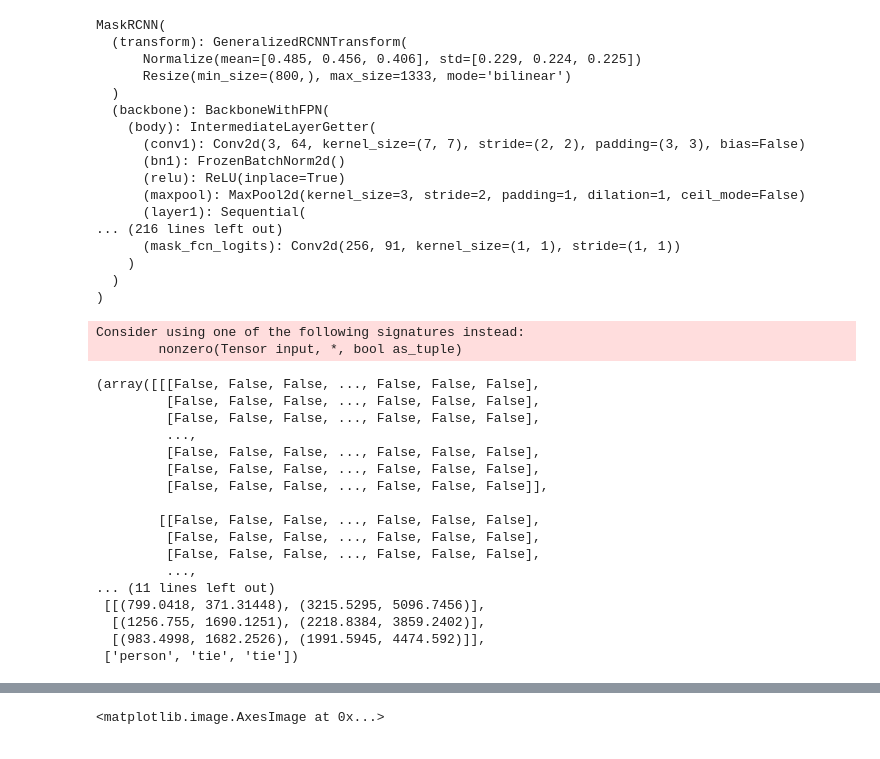
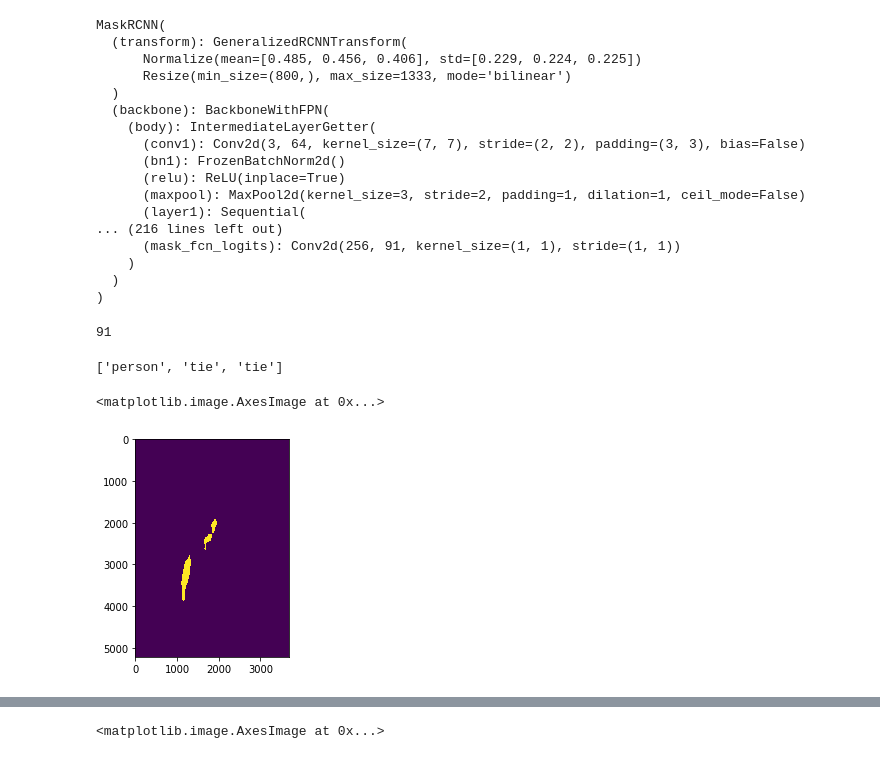
Before and after one commit to jay-chakalasiya/iMaterialist-Fashion-2020-at-FGVC7, a Jupyter notebook: Main-Sandbox.ipynb, the cells around one changed output, grey strips where cells are left out. Saved outputs shown, nothing was run; the diff lists cells and outputs as text; code cells hidden in the pictures.

```diff
--- a/Main-Sandbox.ipynb
+++ b/Main-Sandbox.ipynb
@@ -122,6 +122,10 @@ MaskRCNN(
 )
 # %%
 from PIL import Image
+# %%
+len(COCO_INSTANCE_CATEGORY_NAMES)
+# %% [output]
+91
 # %%
 COCO_INSTANCE_CATEGORY_NAMES = [
     '__background__', 'person', 'bicycle', 'car', 'motorcycle', 'airplane', 'bus',
@@ -154,24 +158,13 @@ def get_prediction(img_path, threshold):
     return masks, pred_boxes, pred_class
 # %%
 from torchvision import transforms as T
-get_prediction(config.DATA_PATH+'/train/'+train_df[train_df.columns[0]][0]+'.jpg', .5)
+a,b,c = get_prediction(config.DATA_PATH+'/train/'+train_df[train_df.columns[0]][0]+'.jpg', .5)
-# %% [output]
-Consider using one of the following signatures instead:
-        nonzero(Tensor input, *, bool as_tuple)
-(array([[[False, False, False, ..., False, False, False],
-         [False, False, False, ..., False, False, False],
-         [False, False, False, ..., False, False, False],
-         ...,
-         [False, False, False, ..., False, False, False],
-         [False, False, False, ..., False, False, False],
-         [False, False, False, ..., False, False, False]],
-
-        [[False, False, False, ..., False, False, False],
-         [False, False, False, ..., False, False, False],
-         [False, False, False, ..., False, False, False],
-         ...,
-... (11 lines left out)
- [[(799.0418, 371.31448), (3215.5295, 5096.7456)],
-  [(1256.755, 1690.1251), (2218.8384, 3859.2402)],
-  [(983.4998, 1682.2526), (1991.5945, 4474.592)]],
- ['person', 'tie', 'tie'])
+# %%
+c
+# %% [output]
+['person', 'tie', 'tie']
+# %%
+plt.imshow(a[2])
+# %% [output]
+<matplotlib.image.AxesImage at 0x...>
+[figure, added]
```
Also changed, not shown: parts of 3 cells of this notebook.
